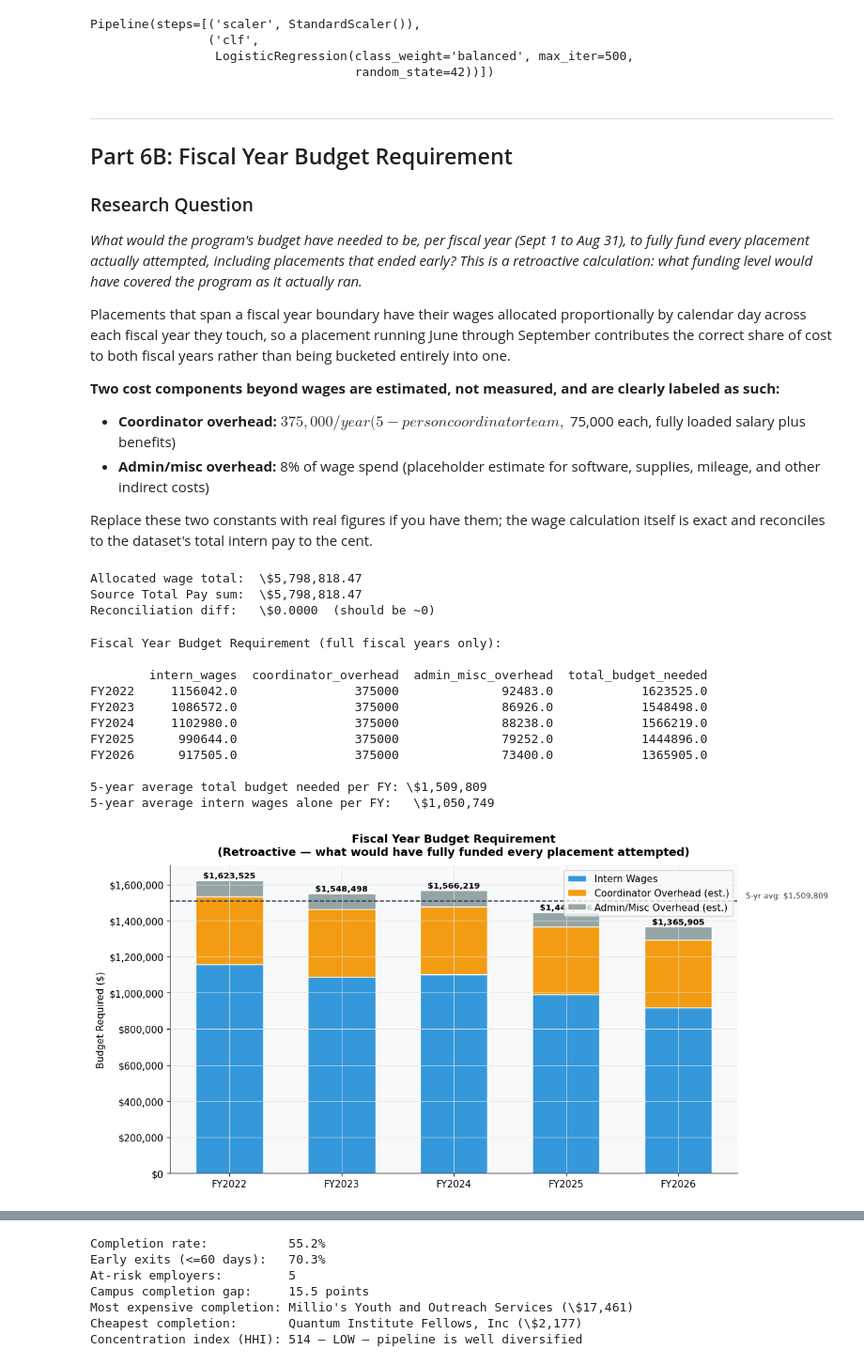
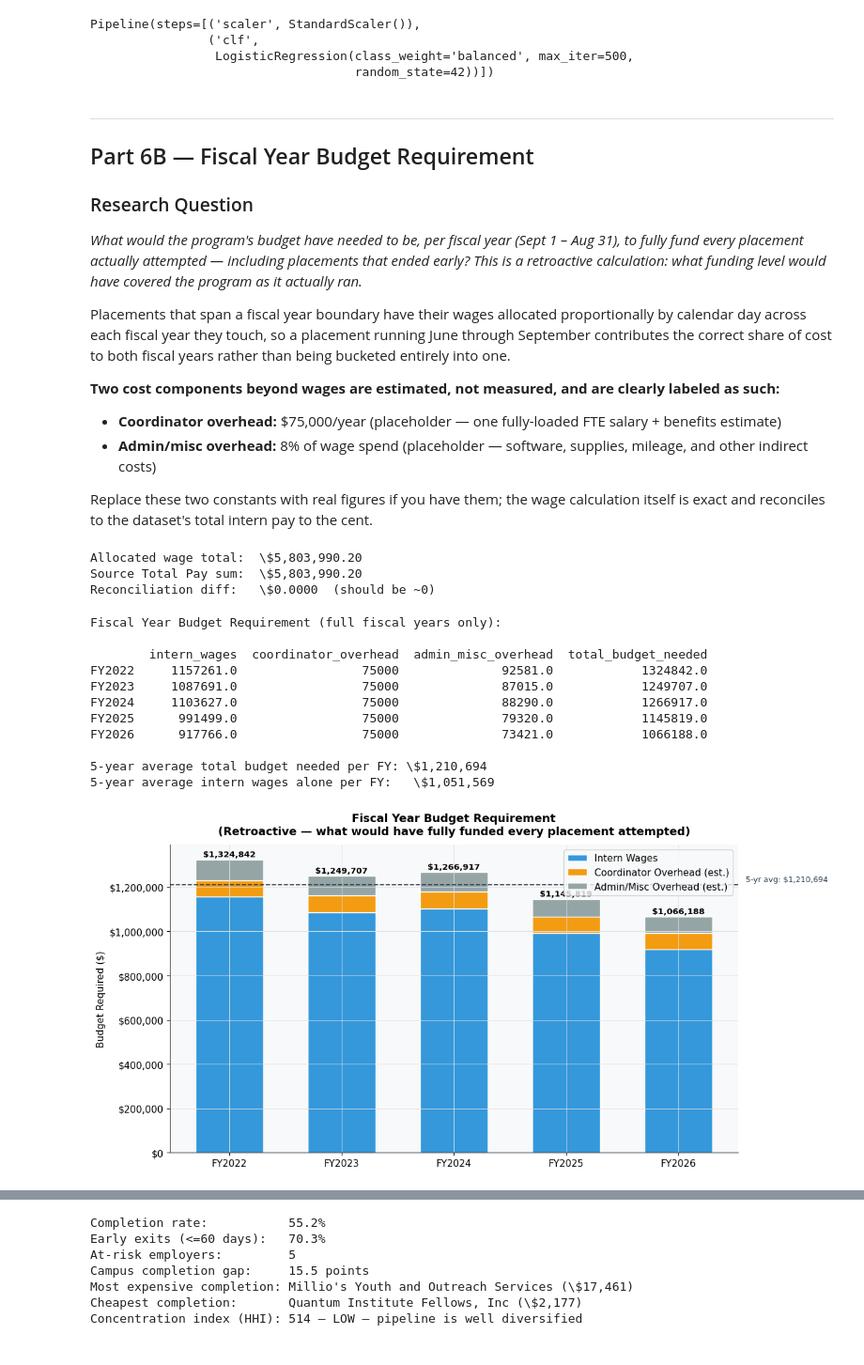
Before and after one commit to aprie06/wbp-pipeline-analysis, a Jupyter notebook: WBP_Pipeline_Analysis.ipynb, the cells around one changed output, grey strips where cells are left out. Shown at 94% size. Drawn from its saved outputs; the diff is of its cells as text; code cells hidden in the pictures.

```diff
--- a/WBP_Pipeline_Analysis.ipynb
+++ b/WBP_Pipeline_Analysis.ipynb
@@ -80,7 +85,7 @@ Environment ready.
 
 Upload `WBP_Anonymized.xlsx` to Colab using the file panel on the left.
 # %%
-FILE = 'WBP_Anonymized.xlsx'
+FILE = '/content/drive/MyDrive/workforce_bridge/WBP_Anonymized.xlsx'
 
 xl = pd.ExcelFile(FILE)
 print("Sheets found:", xl.sheet_names)
@@ -619,11 +624,11 @@ season_colors = {'Spring':'#3498DB', 'Summer':'#F39C12', 'Fall':'#9B59B6'}
 bar_colors = [season_colors.get(t.split(' ')[0], '#999') for t in term_volume['term']]
 
 bars = ax.bar(term_volume['term'], term_volume['count'], color=bar_colors, edgecolor='white', width=0.65)
-ax.set_title('Intern Placement Volume by Term: Spring 2022 to Present', pad=12)
+ax.set_title('Intern Placement Volume by Term — Spring 2022 to Present', pad=12)
 ax.set_ylabel('Number of Placements')
 ax.set_xticklabels(term_volume['term'], rotation=45, ha='right')
 
-# Trend line: 3-term rolling average
+# Trend line — 3-term rolling average
 rolling = term_volume['count'].rolling(3, min_periods=1).mean()
 ax.plot(term_volume['term'], rolling, color='#2C3E50', linewidth=2.5,
         marker='o', markersize=5, label='3-term rolling average')
@@ -841,11 +846,11 @@ Pipeline(steps=[('scaler', StandardScaler()),
                                     random_state=42))])
 # %% [markdown]
 ---
-## Part 6B: Fiscal Year Budget Requirement
+## Part 6B — Fiscal Year Budget Requirement
 
 ### Research Question
 *What would the program's budget have needed to be, per fiscal year
-(Sept 1 to Aug 31), to fully fund every placement actually attempted,
+(Sept 1 – Aug 31), to fully fund every placement actually attempted —
 including placements that ended early? This is a retroactive calculation:
 what funding level would have covered the program as it actually ran.*
 
@@ -856,16 +861,16 @@ of cost to both fiscal years rather than being bucketed entirely into one.
 
 **Two cost components beyond wages are estimated, not measured, and are
 clearly labeled as such:**
-- **Coordinator overhead:** $375,000/year (5-person coordinator team,
-  $75,000 each, fully loaded salary plus benefits)
-- **Admin/misc overhead:** 8% of wage spend (placeholder estimate for software,
+- **Coordinator overhead:** $75,000/year (placeholder — one fully-loaded
+  FTE salary + benefits estimate)
+- **Admin/misc overhead:** 8% of wage spend (placeholder — software,
   supplies, mileage, and other indirect costs)
 
 Replace these two constants with real figures if you have them; the
 wage calculation itself is exact and reconciles to the dataset's total
 intern pay to the cent.
 # %%
-COORDINATOR_OVERHEAD_PER_FY = 375_000  # 5-person coordinator team, $75,000 each, fully loaded
+COORDINATOR_OVERHEAD_PER_FY = 75_000   # placeholder: 1 FTE, fully loaded
 ADMIN_MISC_OVERHEAD_PCT     = 0.08      # placeholder: % of wage spend
 
 def fiscal_year_label(d):
@@ -913,8 +918,8 @@ print(f"Allocated wage total:  \${fy_wages_series.sum():,.2f}")
 print(f"Source Total Pay sum:  \${placements['Total Pay'].sum():,.2f}")
 print(f"Reconciliation diff:   \${reconciliation_diff:,.4f}  (should be ~0)")
 # %% [output]
-Allocated wage total:  \$5,798,818.47
-Source Total Pay sum:  \$5,798,818.47
+Allocated wage total:  \$5,803,990.20
+Source Total Pay sum:  \$5,803,990.20
 Reconciliation diff:   \$0.0000  (should be ~0)
 # %%
 # Restrict the budget recommendation to FULL fiscal years only.
@@ -939,45 +944,45 @@ print(f"5-year average intern wages alone per FY:   \${budget['intern_wages'].me
 Fiscal Year Budget Requirement (full fiscal years only):
 
         intern_wages  coordinator_overhead  admin_misc_overhead  total_budget_needed
-FY2022     1156042.0                375000              92483.0            1623525.0
-FY2023     1086572.0                375000              86926.0            1548498.0
-FY2024     1102980.0                375000              88238.0            1566219.0
-FY2025      990644.0                375000              79252.0            1444896.0
-FY2026      917505.0                375000              73400.0            1365905.0
+FY2022     1157261.0                 75000              92581.0            1324842.0
+FY2023     1087691.0                 75000              87015.0            1249707.0
+FY2024     1103627.0                 75000              88290.0            1266917.0
+FY2025      991499.0                 75000              79320.0            1145819.0
+FY2026      917766.0                 75000              73421.0            1066188.0
 
-5-year average total budget needed per FY: \$1,509,809
-5-year average intern wages alone per FY:   \$1,050,749
+5-year average total budget needed per FY: \$1,210,694
+5-year average intern wages alone per FY:   \$1,051,569
 # %%
 fig, ax = plt.subplots(figsize=(12, 6))
 
 x = np.arange(len(budget))
 width = 0.6
 
 bars_wages = ax.bar(x, budget['intern_wages'], width, label='Intern Wages', color='#3498DB', edgecolor='white')
 bars_coord = ax.bar(x, budget['coordinator_overhead'], width, bottom=budget['intern_wages'],
                      label='Coordinator Overhead (est.)', color='#F39C12', edgecolor='white')
 bars_admin = ax.bar(x, budget['admin_misc_overhead'], width,
                      bottom=budget['intern_wages'] + budget['coordinator_overhead'],
                      label='Admin/Misc Overhead (est.)', color='#95A5A6', edgecolor='white')
 
 ax.set_xticks(x)
 ax.set_xticklabels(budget.index)
 ax.set_ylabel('Budget Required ($)')
-ax.set_title('Fiscal Year Budget Requirement\n(Retroactive: what would have fully funded every placement attempted)', pad=12)
+ax.set_title('Fiscal Year Budget Requirement\n(Retroactive — what would have fully funded every placement attempted)', pad=12)
 ax.yaxis.set_major_formatter(mtick.StrMethodFormatter('${x:,.0f}'))
 ax.legend(loc='upper right')
 
 for i, total in enumerate(budget['total_budget_needed']):
     ax.text(i, total + 15000, f'\${total:,.0f}', ha='center', fontsize=9.5, fontweight='bold')
 
 avg_line = budget['total_budget_needed'].mean()
 ax.axhline(avg_line, color='#2C3E50', linestyle='--', linewidth=1.3)
 ax.text(len(budget)-0.4, avg_line+15000, f'5-yr avg: \${avg_line:,.0f}', fontsize=9, color='#2C3E50')
 
 plt.tight_layout()
 plt.savefig('fig10_fiscal_year_budget.png', dpi=150, bbox_inches='tight')
 plt.show()
 # %% [output]
-[figure, old version]
+[figure, new version]
 # %% [markdown]
 ---
```
Also changed, not shown: parts of 29 cells of this notebook, 2 other files.
